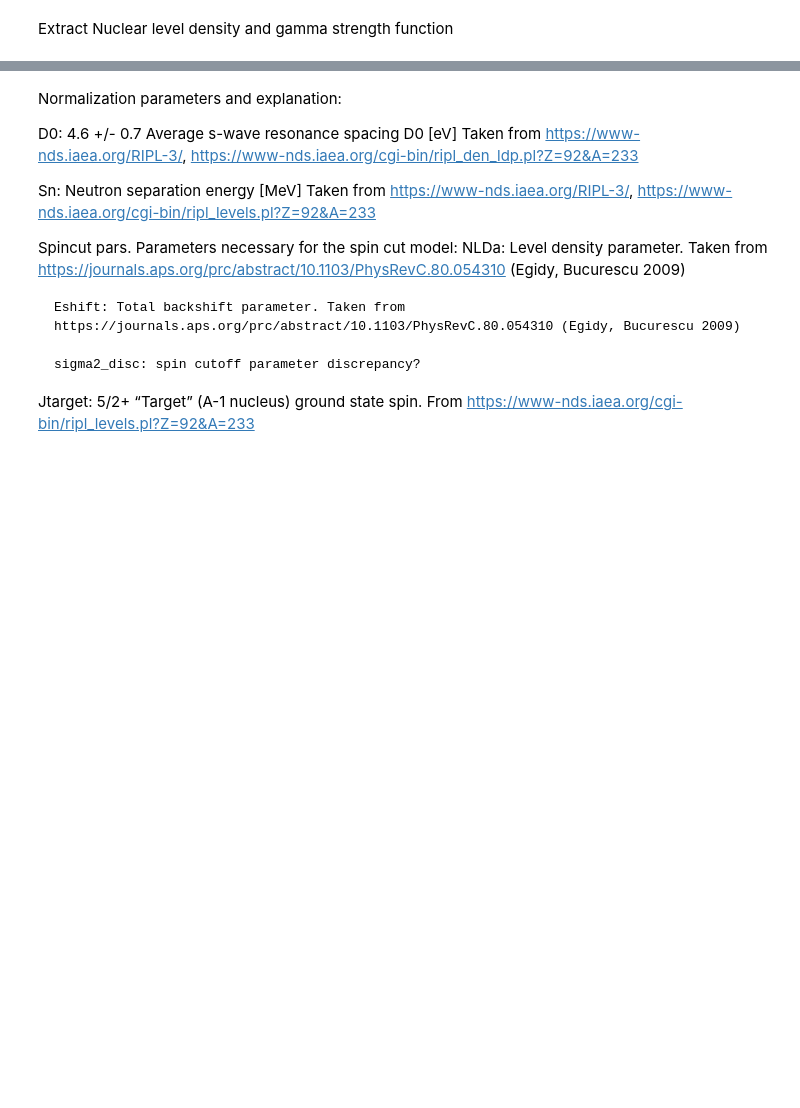
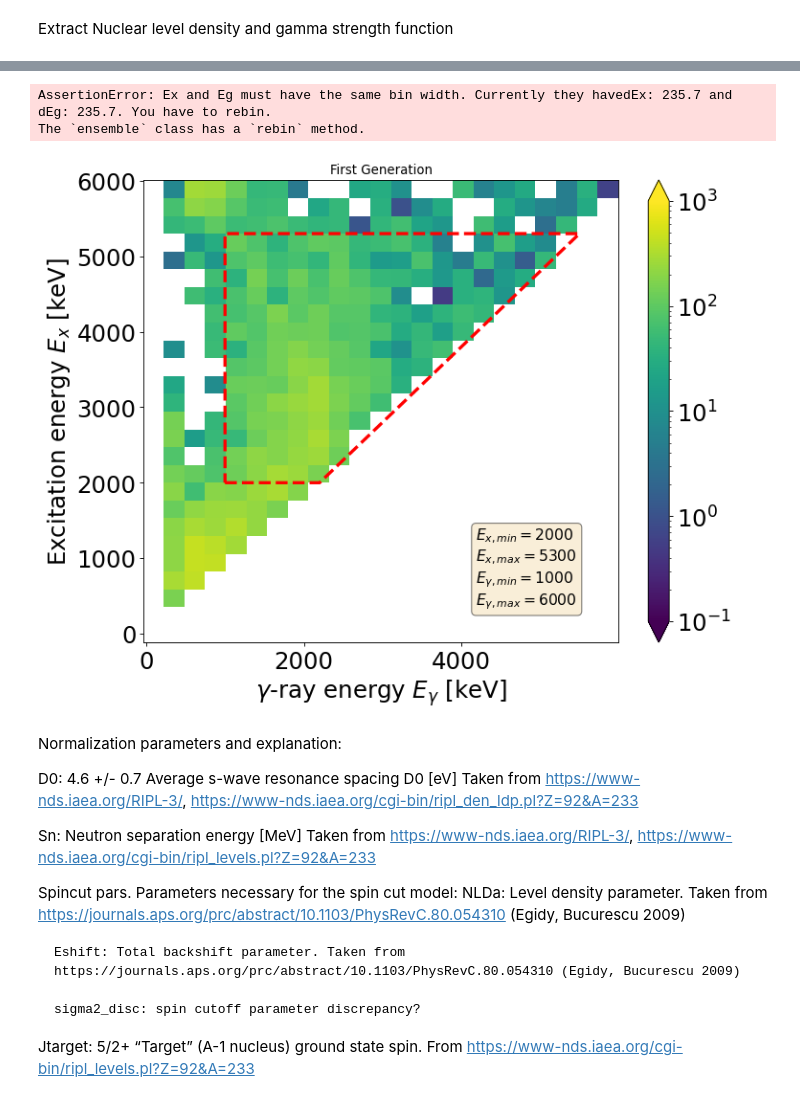
Before and after one commit to tellefs/OmPy_233U, a Jupyter notebook: osloMethod_U233_aa.ipynb, the cells around one changed output, grey strips where cells are left out. Drawn from its saved outputs; the diff is of its cells as text; code cells hidden in the pictures; blank space fills up the shorter version.

```diff
--- a/osloMethod_U233_aa.ipynb
+++ b/osloMethod_U233_aa.ipynb
@@ -420,12 +420,12 @@ trapezoid_cut = om.Action('matrix')
 Ex_min = 2000
 Ex_max = 5300
 Eg_min = 1000
-Eg_max = 6000+200
+Eg_max = 6000
 
 def plot_primary_w_trapez(primary, Ex_min, Ex_max, Eg_min, Eg_max, save=False):
     #plot primary matrix with trapezoidal cuts:
     fig, ax = plt.subplots(figsize=(figwidth, figheigth))
-    primary.plot(ax=ax, scale="log", vmin=1e-1, vmax=1e2);
+    primary.plot(ax=ax, scale="log", vmin=1e-1, vmax=1e3);
     ax.tick_params(axis='both', labelsize=tick_labelsize)
     ax.set_xlabel('$\gamma$-ray energy $E_\gamma$ [keV]',fontsize=label_fontsize)
     ax.set_ylabel('Excitation energy $E_x$ [keV]',fontsize=label_fontsize)
@@ -504,3 +450,23 @@ plt.savefig('unnormed_new_truemean')
+# %%
+plot_primary_w_trapez(primary, Ex_min, Ex_max, Eg_min, Eg_max)
+trapezoid_cut.trapezoid(Ex_min=Ex_min, Ex_max=Ex_max, Eg_min=Eg_min, inplace=True)
+extractor = om.Extractor()
+extractor.trapezoid = trapezoid_cut
+
+
+#E_rebinned = np.arange(0, 6500, 200.) #RIKTIG BINNING?
+E_rebinned = ensemble.get_firstgen(0).Ex
+ensemble.rebin(E_rebinned, member="firstgen")
+extractor.extract_from(ensemble, regenerate=True)
+
+extractor.plot(scale='log', plot_mean=False);
+plt.savefig('unnormed_new_falsemean')
+extractor.plot(scale='log', plot_mean=True);
+plt.savefig('unnormed_new_truemean')
+# %% [output]
+AssertionError: Ex and Eg must have the same bin width. Currently they havedEx: 235.7 and dEg: 235.7. You have to rebin.
+The `ensemble` class has a `rebin` method.
+[figure, added]
 # %%
 # let's remove the nan-valued elements (unconstrained elements) for the further analysis
 for nld in extractor.nld:
```
Also changed, not shown: parts of 9 cells of this notebook, 13 other files.
